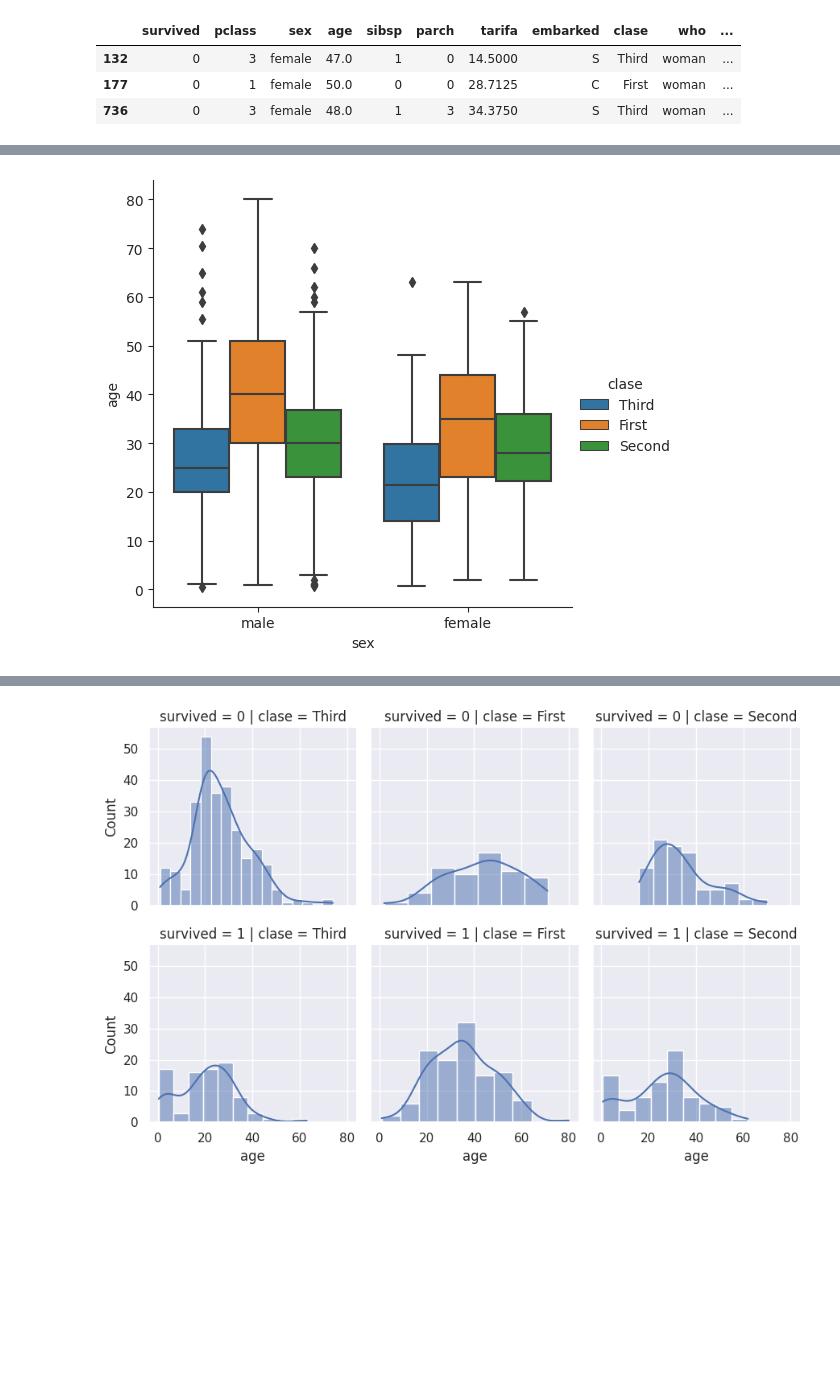
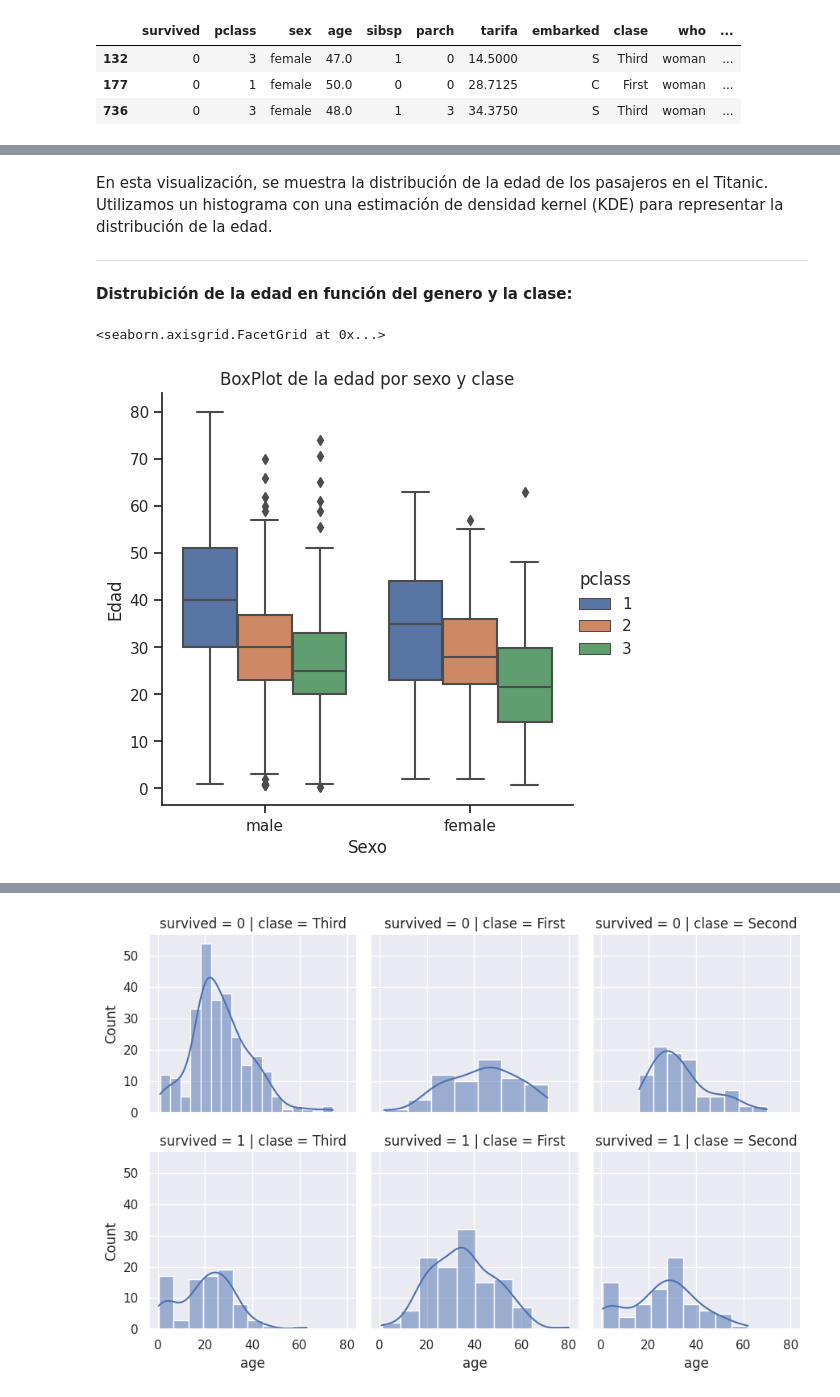
Before and after one commit to beltranovich/MBID-08_-_Visualizacion-de-Datos, a Jupyter notebook: MBID_08_AG3.ipynb, the cells around one changed output, grey strips where cells are left out. Saved outputs shown, nothing was run; the diff lists cells and outputs as text; code cells hidden in the pictures; blank space fills up the shorter version.

```diff
--- a/MBID_08_AG3.ipynb
+++ b/MBID_08_AG3.ipynb
@@ -159,0 +194,19 @@ plt.show( )
+# %%
+# Crear la gráfica de distribución de las clases
+sns.set(style="darkgrid")  # Establecer el estilo de la gráfica
+ax = sns.countplot(x="pclass", data=titanic)
+
+# Personalizar el aspecto de la gráfica
+ax.set_title("Distribución de las clases en el Titanic", fontsize=14)  # Título de la gráfica
+ax.set_xlabel("Clase", fontsize=11)  # Nombre del eje x
+ax.set_ylabel("Cantidad", fontsize=11)  # Nombre del eje y
+
+# Añadir etiquetas a las barras
+total_count = len(titanic)
+for p in ax.patches:
+    height = p.get_height()
+    ax.annotate(f"{height}\n({height/total_count:.1%})", (p.get_x() + p.get_width() / 2, height),
+                ha='center', va='top')
+
+# Mostrar la gráfica
+plt.show()
@@ -159,0 +220,12 @@ plt.show( )
+# %%
+# Crear la gráfica de distribución de la edad
+sns.set(style="darkgrid")  # Establecer el estilo de la gráfica
+sns.histplot(data=titanic, x='age', kde=True)
+
+# Personalizar el aspecto de la gráfica
+plt.title("Distribución de la edad en el Titanic", fontsize=16)  # Título de la gráfica
+plt.xlabel("Edad", fontsize=12)  # Nombre del eje x
+plt.ylabel("Conteo", fontsize=12)  # Nombre del eje y
+
+# Mostrar la gráfica
+plt.show()
@@ -160,6 +234,17 @@ plt.show( )
+# %% [markdown]
+En esta visualización, se muestra la distribución de la edad de los pasajeros en el Titanic. Utilizamos un histograma con una estimación de densidad kernel (KDE) para representar la distribución de la edad.
+___________________
+# %% [markdown]
+<b>Distrubición de la edad en función del genero y la clase:</b>
 # %%
 # BoxPlot de la edad por sexo y clase
 with sns.axes_style(style='ticks'):
-  ax = sns.catplot(data=titanic, x='sex', y='age', hue='clase', kind='box')
+    ax = sns.catplot(data=titanic, x='sex', y='age', hue='pclass', kind='box')
+
+# Personalizar el aspecto de la gráfica
+ax.set(title="BoxPlot de la edad por sexo y clase",
+       xlabel="Sexo",
+       ylabel="Edad")
 # %% [output]
+<seaborn.axisgrid.FacetGrid at 0x...>
-[figure, old version]
+[figure, new version]
```
Also changed, not shown: parts of 39 cells of this notebook.
